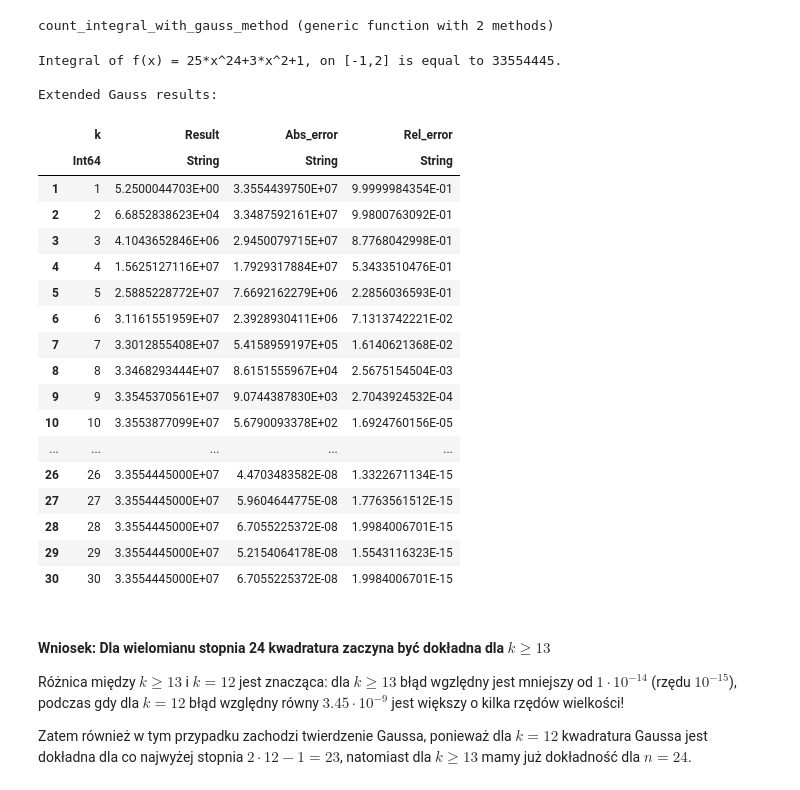
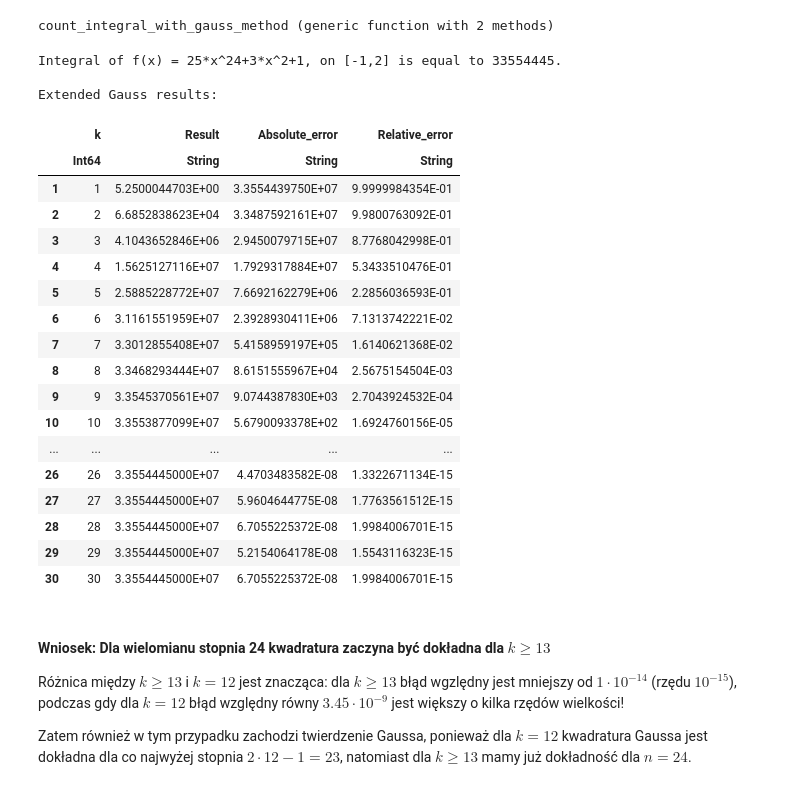
Before and after one commit to ljaneczk/MOwNiT2, a Jupyter notebook: lab8/Lab8_kwadratury.ipynb, the cells around one changed output. Drawn from its saved outputs; the diff is of its cells as text; code cells hidden in the pictures.

```diff
--- a/lab8/Lab8_kwadratury.ipynb
+++ b/lab8/Lab8_kwadratury.ipynb
@@ -98,7 +98,7 @@ count_integral_on_minus_one_to_one_with_gauss_method (generic function with 1 me
 # %%
 f(x) = 25*x^24+3*x^2+1     # Integral on (-1,1) is equal to 6
 exp_res = 6
-ones_gauss_results = DataFrame(k=Int[], Result=String[], Abs_error=String[], Rel_error=String[])
+ones_gauss_results = DataFrame(k=Int[], Result=String[], Absolute_error=String[], Relative_error=String[])
 println("Integral of f(x) = 25*x^24+3*x^2+1, on [-1,1] is equal to ", exp_res, ".\n\n", "Gauss [-1,1] results:\n")
 for k in range(1,30)
     res = count_integral_on_minus_one_to_one_with_gauss_method(f, k)
@@ -166,28 +166,28 @@ end
 # %% [output]
 count_integral_with_gauss_method (generic function with 2 methods)
 # %%
-ext_gauss_results = DataFrame(k=Int[], Result=String[], Abs_error=String[], Rel_error=String[])
+ext_gauss_results = DataFrame(k=Int[], Result=String[], Absolute_error=String[], Relative_error=String[])
 f(x) = 25*x^24+3*x^2+1     # Integral on (-1,2) is equal to F(2)-F(-1) = 33554442+3 = 33554445, F(x) = x^25+x^3+x
 exp_res = 33554445
 a = -1
 b = 2
 println("Integral of f(x) = 25*x^24+3*x^2+1, on [", a, ",", b, "] is equal to ", exp_res, ".\n\n",
         "Extended Gauss results:\n")
 for k in range(1,30)
     res = count_integral_with_gauss_method(f, a, b, k)
     push!(ext_gauss_results,
             [k,
              @sprintf("%.10E", res),
              @sprintf("%.10E", abs(exp_res-res)),
              @sprintf("%.10E", abs(exp_res-res)/exp_res)]
     )
-end;
+end
 ext_gauss_results
 # %% [output]
 Integral of f(x) = 25*x^24+3*x^2+1, on [-1,2] is equal to 33554445.
 
 Extended Gauss results:
-|  | k | Result | Abs_error | Rel_error |
+|  | k | Result | Absolute_error | Relative_error |
 |  | Int64 | String | String | String |
 | 1 | 1 | 5.2500044703E+00 | 3.3554439750E+07 | 9.9999984354E-01 |
 | 2 | 2 | 6.6852838623E+04 | 3.3487592161E+07 | 9.9800763092E-01 |
```
Also changed, not shown: parts of 10 cells of this notebook.
